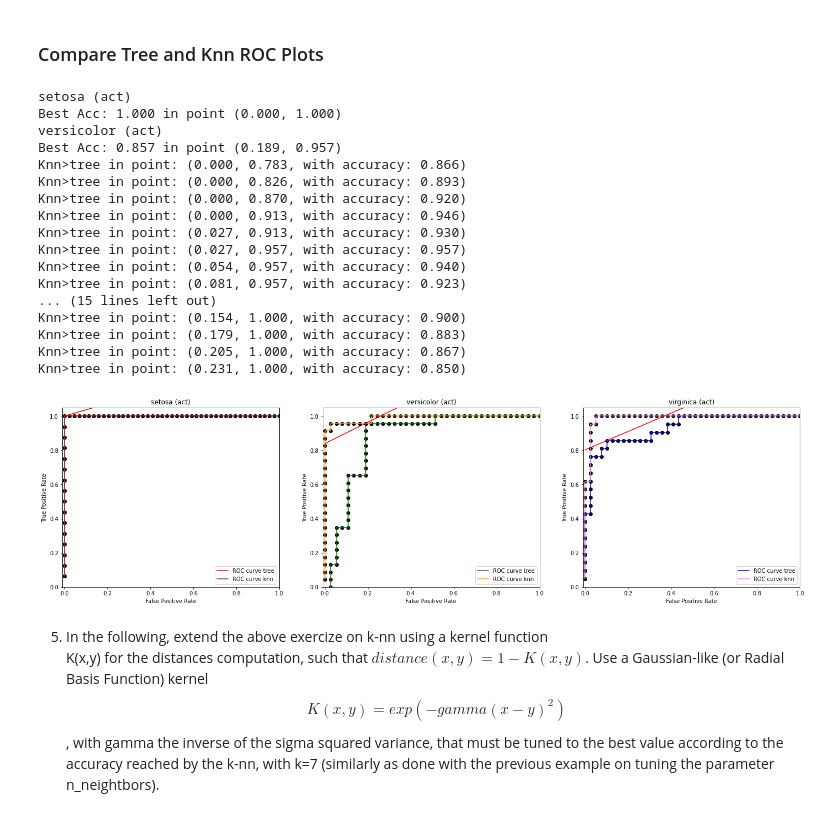
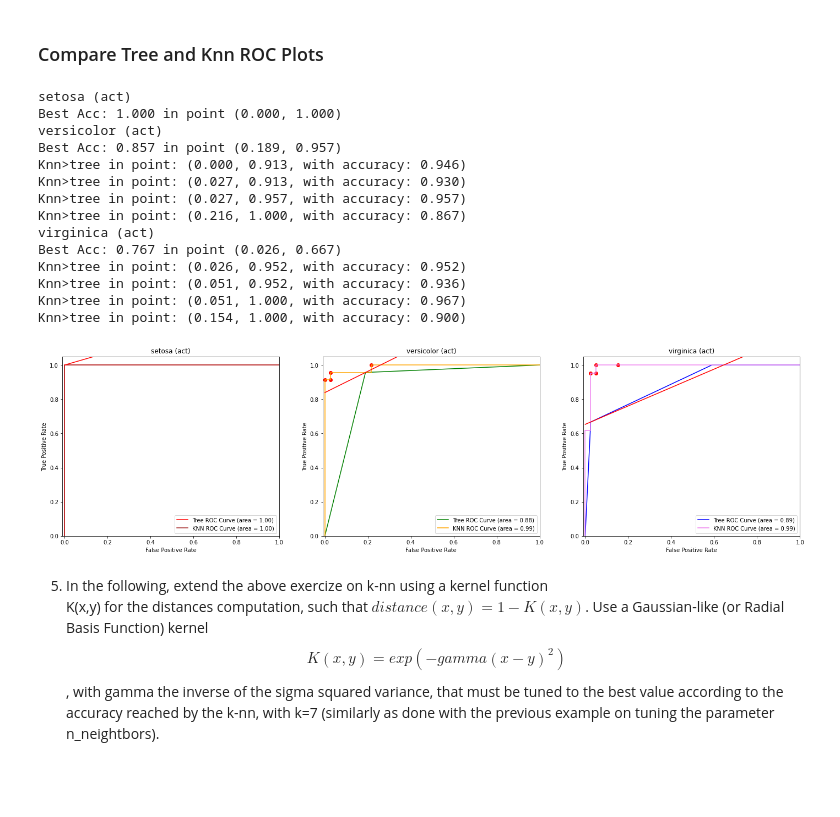
Before and after one commit to GFazorR/AAut-exercises, a Jupyter notebook: Lecture NoteBooks/3_Distance_Based_Models/classification_iris_knn_aa_21_22.ipynb, the cells around one changed output. Drawn from its saved outputs; the diff is of its cells as text; code cells hidden in the pictures; blank space fills up the shorter version.

Commit message:
Graphs Fixes

```diff
--- a/Lecture NoteBooks/3_Distance_Based_Models/classification_iris_knn_aa_21_22.ipynb
+++ b/Lecture NoteBooks/3_Distance_Based_Models/classification_iris_knn_aa_21_22.ipynb
@@ -561,6 +531,7 @@ fig, (ax1, ax2, ax3) = plt.subplots(nrows=1,
                                 sharex=True,
                                 figsize=(24, 6),
                                 subplot_kw=subplot_kw)
+
 axes = [ax1,ax2,ax3]
 sub_titles = ['setosa (act)', 'versicolor (act)', 'virginica (act)']
 colors = ['red', 'green', 'blue']
@@ -574,10 +545,12 @@ for i in range(n_classes):
     slope = neg/pos
 
     tree_probs = clf_refined.predict_proba(X_test)
-    tree_tpr, tree_fpr = peter_flack_roc(y_test, tree_probs, axes[i], i, colors, title='tree')
+    tree_fpr,tree_tpr, _ = roc_curve(y_test, tree_probs[:,i], pos_label=i)
+    tree_auc = auc(tree_fpr, tree_tpr)
 
     knn_prob = clf_best_k.predict_proba(X_test)
-    knn_tpr, knn_fpr = peter_flack_roc(y_test, knn_prob, axes[i], i, colors2, title='knn')
+    knn_fpr, knn_tpr, _ = roc_curve(y_test, knn_prob[:,i], pos_label=i)
+    knn_auc = auc(knn_fpr, knn_tpr)
 
     tree_acc = list()
     for x,y in list(zip(tree_tpr, tree_fpr)):
@@ -589,43 +562,47 @@ for i in range(n_classes):
         acc = (x*(pos/n_samples))+(neg/n_samples)-((pos/n_samples)*y)
         knn_acc.append(acc)
 
     tree_acc = np.array(tree_acc)
     best_acc = np.max(tree_acc)
     idx = np.argmax(tree_acc)
     print(f'Best Acc: {best_acc:.3f} in point ({tree_fpr[idx]:.3f}, {tree_tpr[idx]:.3f})')
 
     x_sloped = np.linspace(0,1,100)
     y_sloped = slope*(x_sloped - tree_fpr[idx]) + tree_tpr[idx]
+
+
+    axes[i].plot(tree_fpr, tree_tpr, color=colors[i], label=(f'Tree ROC Curve (area = {tree_auc:.2f})'))
+    axes[i].plot(knn_fpr, knn_tpr, color=colors2[i], label=(f'KNN ROC Curve (area = {knn_auc:.2f})'))
     axes[i].plot(x_sloped, y_sloped,color='red')
     axes[i].set_title(sub_titles[i])
 
     knn_acc = np.array(knn_acc)
     knn_points = np.array(np.where(knn_acc>best_acc))
 
 
 
 
     for j in knn_points[0]:
         print(f'Knn>tree in point: ({knn_fpr[j]:.3f}, {knn_tpr[j]:.3f}, with accuracy: {knn_acc[j]:.3f})')
+        axes[i].scatter(knn_fpr[j],knn_tpr[j], color='red')
+
+    axes[i].legend(loc='lower right')
 # %% [output]
 setosa (act)
 Best Acc: 1.000 in point (0.000, 1.000)
 versicolor (act)
 Best Acc: 0.857 in point (0.189, 0.957)
-Knn>tree in point: (0.000, 0.783, with accuracy: 0.866)
-Knn>tree in point: (0.000, 0.826, with accuracy: 0.893)
-Knn>tree in point: (0.000, 0.870, with accuracy: 0.920)
 Knn>tree in point: (0.000, 0.913, with accuracy: 0.946)
 Knn>tree in point: (0.027, 0.913, with accuracy: 0.930)
 Knn>tree in point: (0.027, 0.957, with accuracy: 0.957)
-Knn>tree in point: (0.054, 0.957, with accuracy: 0.940)
-Knn>tree in point: (0.081, 0.957, with accuracy: 0.923)
-... (15 lines left out)
+Knn>tree in point: (0.216, 1.000, with accuracy: 0.867)
+virginica (act)
+Best Acc: 0.767 in point (0.026, 0.667)
+Knn>tree in point: (0.026, 0.952, with accuracy: 0.952)
+Knn>tree in point: (0.051, 0.952, with accuracy: 0.936)
+Knn>tree in point: (0.051, 1.000, with accuracy: 0.967)
 Knn>tree in point: (0.154, 1.000, with accuracy: 0.900)
-Knn>tree in point: (0.179, 1.000, with accuracy: 0.883)
-Knn>tree in point: (0.205, 1.000, with accuracy: 0.867)
-Knn>tree in point: (0.231, 1.000, with accuracy: 0.850)
-[figure, old version]
+[figure, new version]
 # %% [markdown]
 5. In the following, extend the above exercize on k-nn using a kernel function
 K(x,y) for the distances computation, such that $distance(x,y)=1-K(x,y)$.    Use a Gaussian-like (or Radial Basis Function) kernel $$K(x,y)=exp(-gamma(x-y)^2)$$, with gamma the inverse of the sigma squared variance, that must be tuned to the best value according to the accuracy reached by the k-nn, with k=7 (similarly as done with the previous example on tuning the parameter n_neightbors).
```
Also changed, not shown: parts of 7 cells of this notebook, 1 other file.
